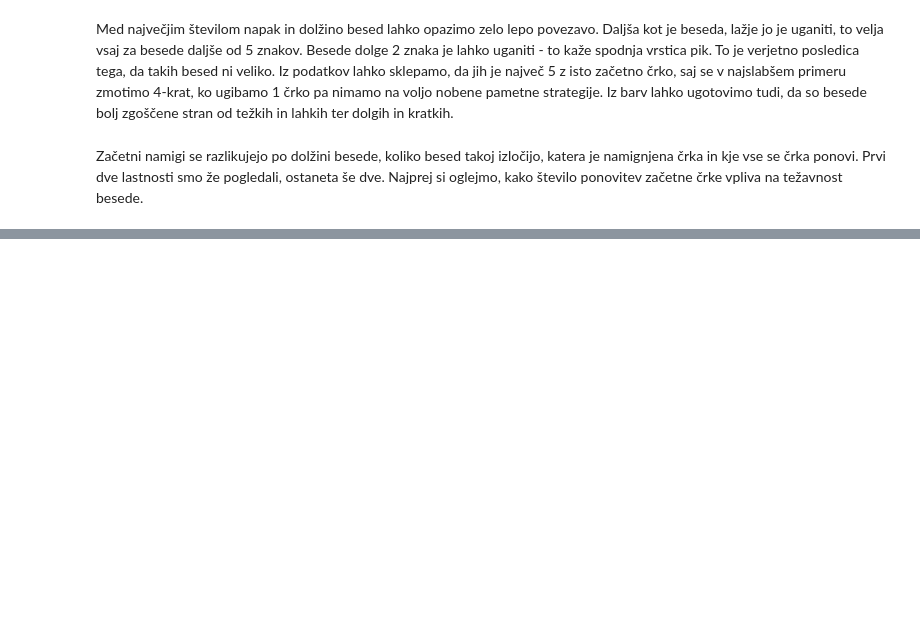
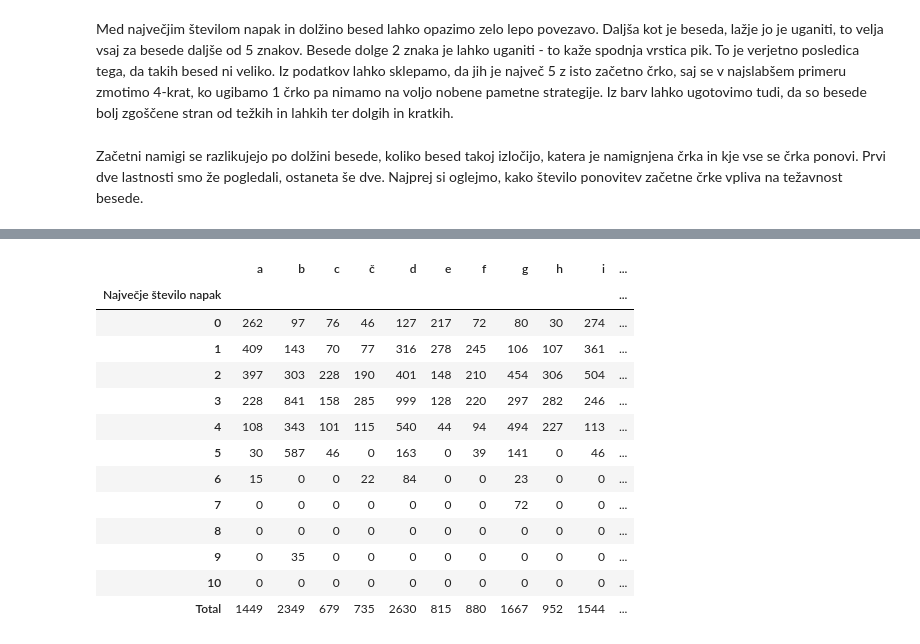
Before and after one commit to Smrt666/Vislice, a Jupyter notebook: vislice.ipynb, the cells around one changed output, grey strips where cells are left out. Cells and saved outputs as stored; diff of their text form; code cells hidden in the pictures; blank space fills up the shorter version.

```diff
--- a/vislice.ipynb
+++ b/vislice.ipynb
@@ -484,0 +487,25 @@ Kot lahko vidimo ima število ponovitev prve črke močno povezavo s težavnostj
+# %%
+letters = "abcčdefghijklmnoprsštuvzž"
+table = pd.DataFrame(np.array([[0] * len(letters)] * 11), columns=list(letters))
+for i, row in strategies_info.iterrows():
+    col = row["pattern"][0]
+    v = row["words_count"]
+    table.loc[row["worst_case_mistakes"], col] += v
+table.rename_axis("Največje število napak", inplace=True)
+table.loc["Total"] = table.sum()
+table
+# %% [output]
+|  | a | b | c | č | d | e | f | g | h | i | ... |
+| Največje število napak |  |  |  |  |  |  |  |  |  |  | ... |
+| 0 | 262 | 97 | 76 | 46 | 127 | 217 | 72 | 80 | 30 | 274 | ... |
+| 1 | 409 | 143 | 70 | 77 | 316 | 278 | 245 | 106 | 107 | 361 | ... |
+| 2 | 397 | 303 | 228 | 190 | 401 | 148 | 210 | 454 | 306 | 504 | ... |
+| 3 | 228 | 841 | 158 | 285 | 999 | 128 | 220 | 297 | 282 | 246 | ... |
+| 4 | 108 | 343 | 101 | 115 | 540 | 44 | 94 | 494 | 227 | 113 | ... |
+| 5 | 30 | 587 | 46 | 0 | 163 | 0 | 39 | 141 | 0 | 46 | ... |
+| 6 | 15 | 0 | 0 | 22 | 84 | 0 | 0 | 23 | 0 | 0 | ... |
+| 7 | 0 | 0 | 0 | 0 | 0 | 0 | 0 | 72 | 0 | 0 | ... |
+| 8 | 0 | 0 | 0 | 0 | 0 | 0 | 0 | 0 | 0 | 0 | ... |
+| 9 | 0 | 35 | 0 | 0 | 0 | 0 | 0 | 0 | 0 | 0 | ... |
+| 10 | 0 | 0 | 0 | 0 | 0 | 0 | 0 | 0 | 0 | 0 | ... |
+| Total | 1449 | 2349 | 679 | 735 | 2630 | 815 | 880 | 1667 | 952 | 1544 | ... |
```
Also changed, not shown: parts of 8 cells of this notebook.
